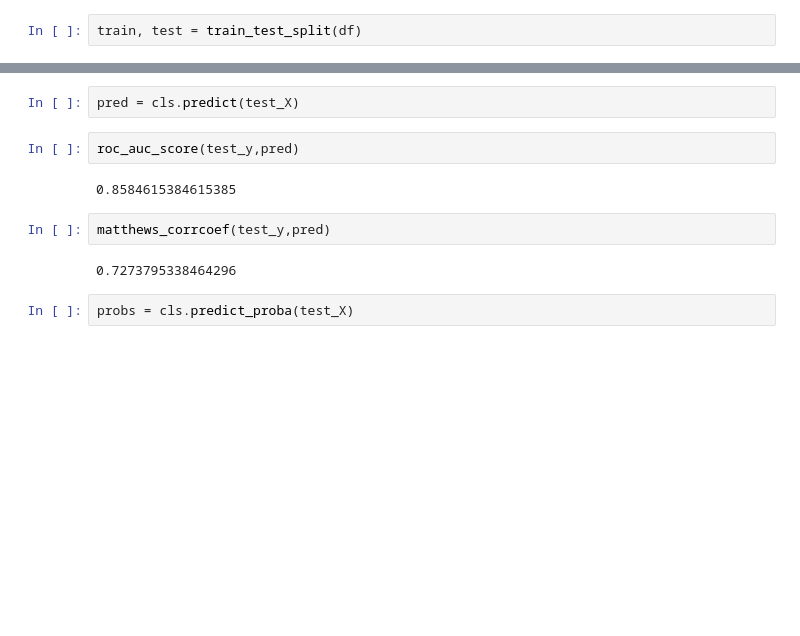
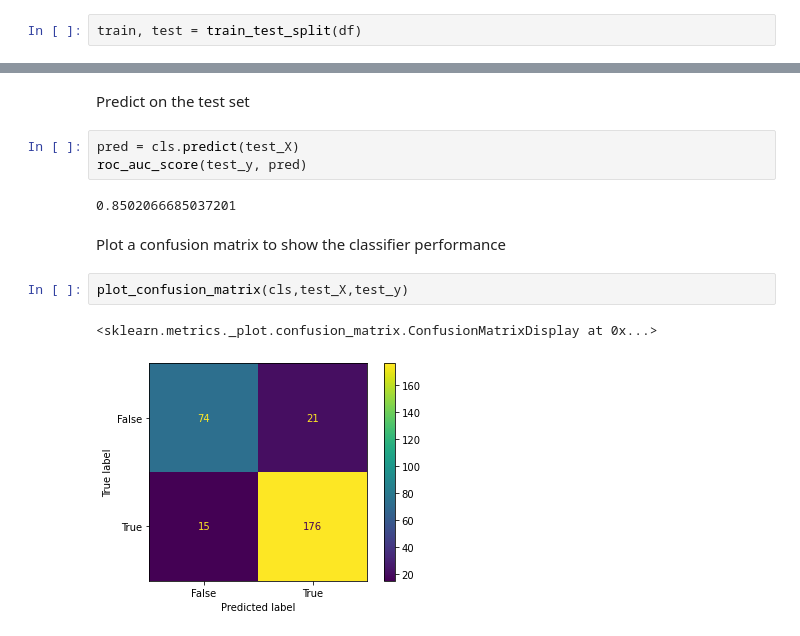
Before and after one commit to PatWalters/chem_tutorial, a Jupyter notebook: tutorial_04_decision_tree.ipynb, the cells around one changed output, grey strips where cells are left out. Saved outputs shown, nothing was run; the diff lists cells and outputs as text; blank space fills up the shorter version.

```diff
--- a/tutorial_04_decision_tree.ipynb
+++ b/tutorial_04_decision_tree.ipynb
@@ -54,12 +106,14 @@ DecisionTreeClassifier(max_depth=2)
+# %% [markdown]
+Predict on the test set
 # %%
 pred = cls.predict(test_X)
+roc_auc_score(test_y, pred)
+# %% [output]
+0.8502066685037201
-# %%
-roc_auc_score(test_y,pred)
-# %% [output]
-0.8584615384615385
-# %%
-matthews_corrcoef(test_y,pred)
-# %% [output]
-0.7273795338464296
+# %% [markdown]
+Plot a confusion matrix to show the classifier performance
 # %%
-probs = cls.predict_proba(test_X)
+plot_confusion_matrix(cls,test_X,test_y)
+# %% [output]
+<sklearn.metrics._plot.confusion_matrix.ConfusionMatrixDisplay at 0x...>
+[figure, added]
```
Also changed, not shown: parts of 51 cells of this notebook.
